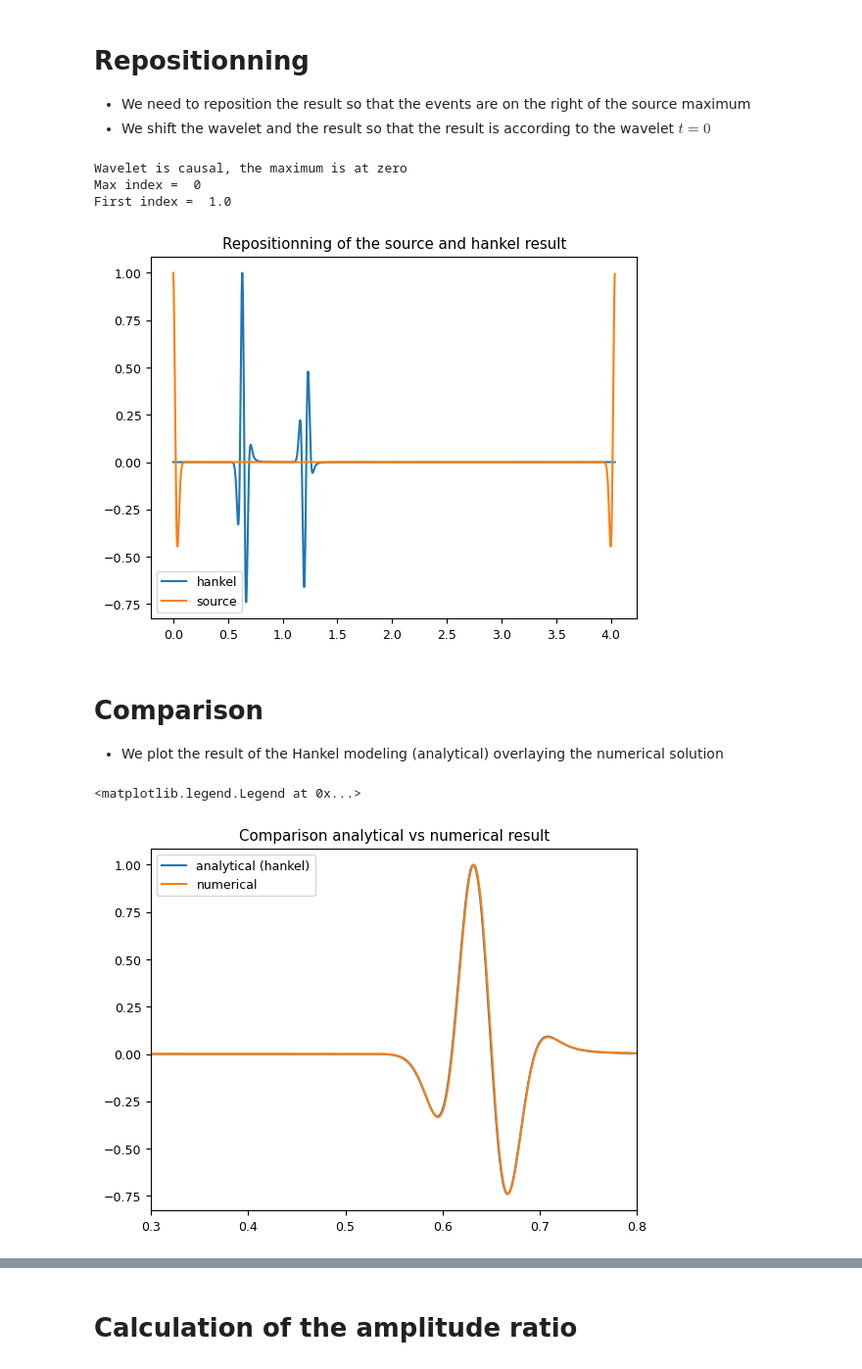
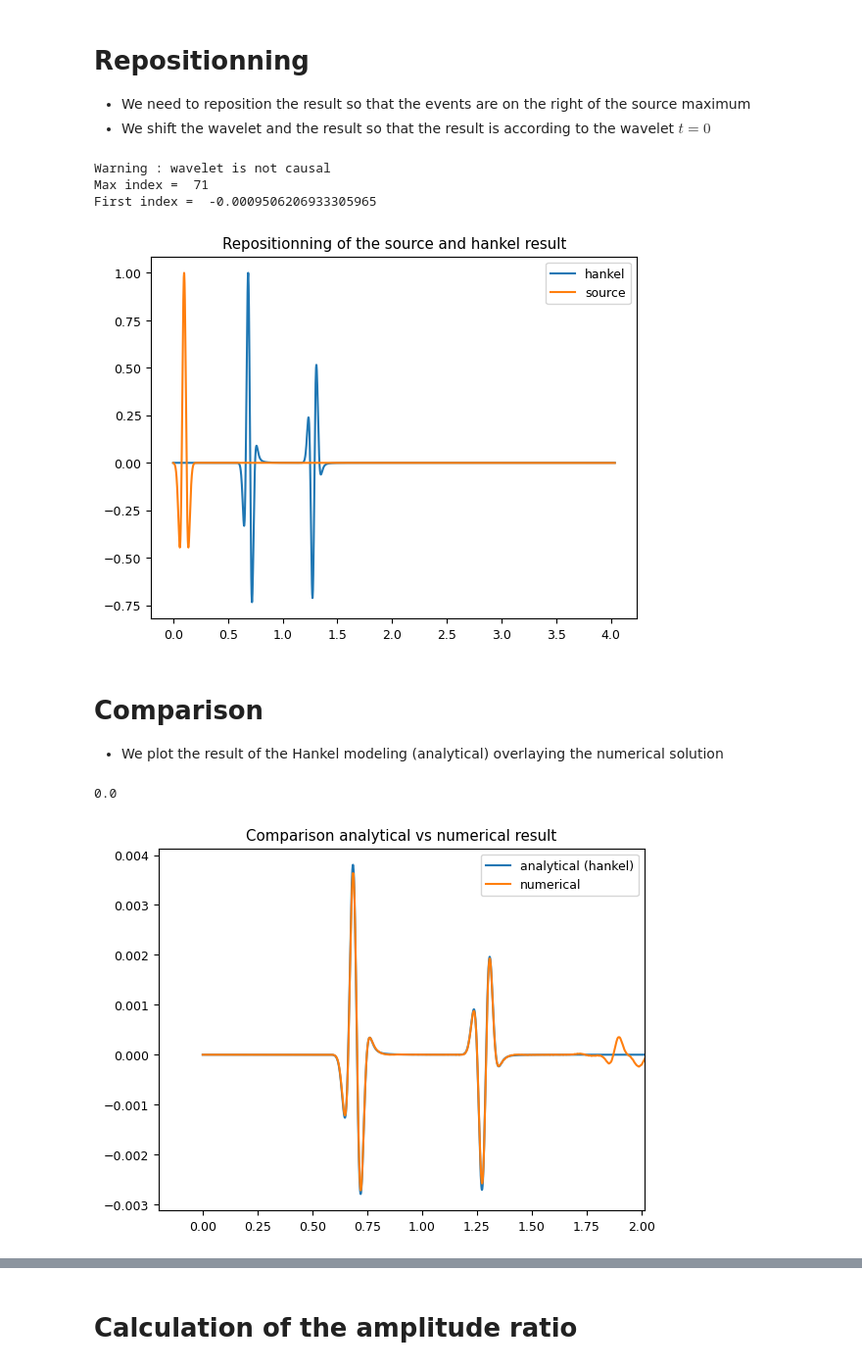
Before and after one commit to vcabiativapico/codes_py_PhD, a Jupyter notebook: Solution_analytique_Hankel/hankel_notebook_v3.ipynb, the cells around one changed output, grey strips where cells are left out. Shown: that part at 98% size. Drawn from its saved outputs; the diff is of its cells as text; code cells hidden in the pictures.

```diff
--- a/Solution_analytique_Hankel/hankel_notebook_v3.ipynb
+++ b/Solution_analytique_Hankel/hankel_notebook_v3.ipynb
@@ -140,8 +141,8 @@ ax = fx + np.arange(nx) * dx
 ao = fo + np.arange(no) * do
 at = ft + np.arange(nt) * dt
 
-ixsrc = 280 # One value less than in fortran
-ixrec = 320 # One value less than in fortran
+ixsrc = 300 # One value less than in fortran
+ixrec = 300 # One value less than in fortran
 izsrc = 1   # One value less than in fortran
 izrec = 1   # One value less than in fortran
 
@@ -374,8 +377,8 @@ We need to normalize the data from both results to compare
 def normalize(inp):
     """Normalize the data according to its maximum"""
     norm_inp = inp/np.max(abs(inp))
-#     return inp
-    return norm_inp
+    return inp
+#     return norm_inp
 # %%
 dp_t_norm = normalize(dp_t)
 # %% [markdown]
@@ -402,8 +405,8 @@ print(np.max(dp_t)/np.max(wsrc))
 # %%
 # Find the shift between hankel result and trace
 
-# idx_src = int((len(wsrc)-1)/2+1-ft/dt) # non-causal signal
-idx_src = int((len(wsrc)-1)/2+1) # causal signal
+idx_src = int((len(wsrc)-1)/2+1-ft/dt) # non-causal signal
+# idx_src = int((len(wsrc)-1)/2+1) # causal signal
 
 dp_t_corr = np.roll(dp_t_norm, idx_src)
 wsrc_corr = np.roll(wsrc, idx_src)
@@ -416,21 +419,21 @@ else :
 print("Max index = ",wsrc_corr.argmax())
 print("First index = ",wsrc_corr[0] )
 # %% [output]
-Wavelet is causal, the maximum is at zero
-Max index =  0
-First index =  1.0
+Warning : wavelet is not causal
+Max index =  71
+First index =  -0.0009506206933305965
 # %%
-# t = np.arange(len(wsrc))*dt+ft # t non causal
-t = np.arange(len(wsrc))*dt # t causal
+t = np.arange(len(wsrc))*dt # t non causal
+# t = np.arange(len(wsrc))*dt # t causal
 
 
-plt.plot(t,dp_t_corr, label='hankel')
+plt.plot(t,dp_t_corr/np.max(dp_t_corr), label='hankel')
 plt.plot(t,wsrc_corr, label='source')
 plt.title('Repositionning of the source and hankel result')
 plt.legend()
 plt.show()
 # %% [output]
-[figure, old version]
+[figure, new version]
 # %% [markdown]
 # Comparison
 
@@ -438,14 +441,18 @@ plt.show()
 # %%
 # Compare with the numerical result
 tr3_norm = normalize(-tr3_ext)
-tr3_norm = np.roll(tr3_norm,int(ft/dt)) # Shift numerical trace to start at 0
+# tr3_norm = np.roll(tr3_norm,int(ft/dt)) # Shift numerical trace to start at 0
+z1 = 48
+ray_tt = 2 * z1 * dz / v0
 
 plt.plot(t,dp_t_corr, label='analytical (hankel)')
 plt.plot(t,tr3_norm, label='numerical')
 plt.title('Comparison analytical vs numerical result')
-# plt.xlim(ft-0.1,at[-1])
-plt.xlim(0.3,0.8)
+plt.scatter(ray_tt,c='k', s=5)
+plt.xlim(ft-0.1,at[-1])
+# plt.xlim(0.3,0.8)
 plt.legend()
+print(t[0])
 # %% [output]
-<matplotlib.legend.Legend at 0x...>
+0.0
-[figure, old version]
+[figure, new version]
```
Also changed, not shown: parts of 24 cells of this notebook, 17 other files.
